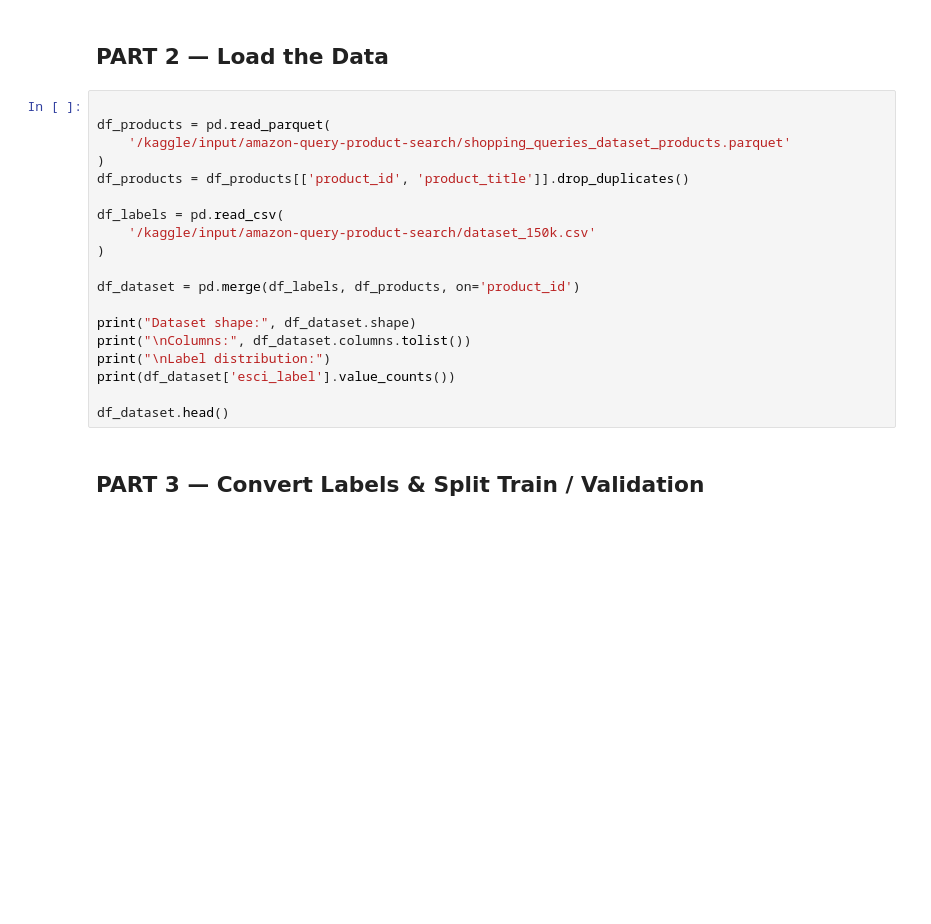
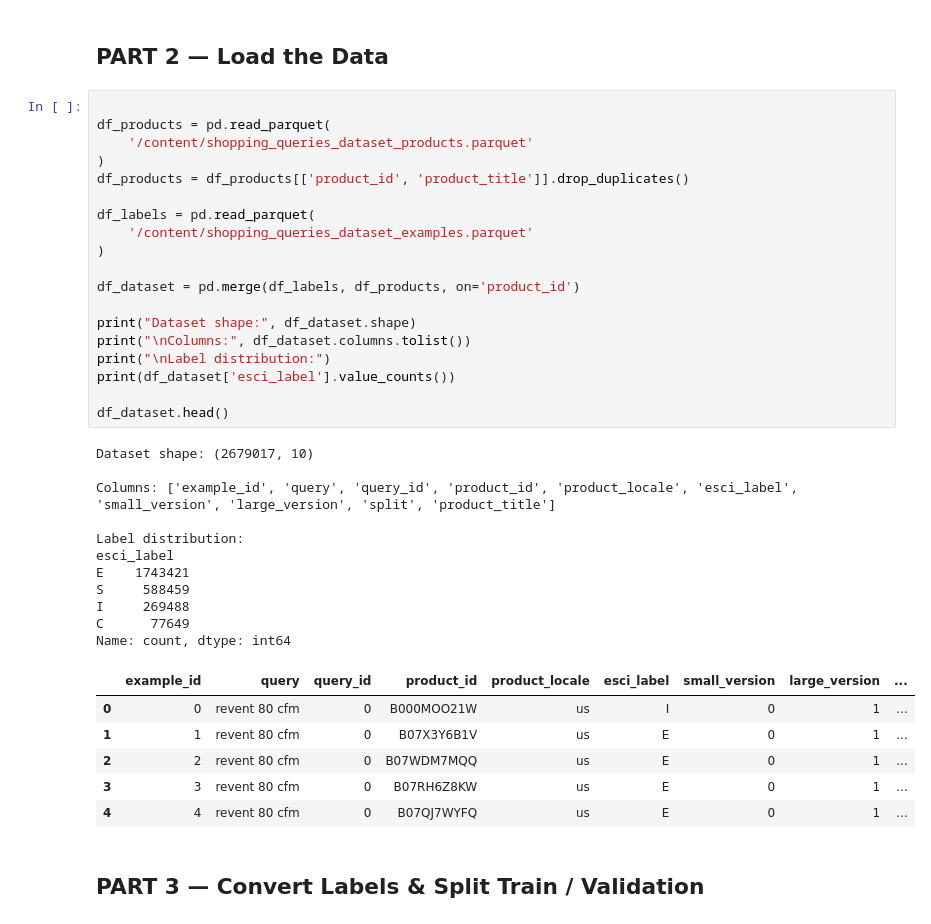
Before and after one commit to DSon24/Recommender-System-2, a Jupyter notebook: notebooks/two_tower_product_search.ipynb, the cells around one changed output. Saved outputs shown, nothing was run; the diff lists cells and outputs as text; blank space fills up the shorter version.

```diff
--- a/notebooks/two_tower_product_search.ipynb
+++ b/notebooks/two_tower_product_search.ipynb
@@ -67,22 +77,40 @@ print("All libraries loaded successfully!")
 # %%
 
 df_products = pd.read_parquet(
-    '/kaggle/input/amazon-query-product-search/shopping_queries_dataset_products.parquet'
+    '/content/shopping_queries_dataset_products.parquet'
 )
 df_products = df_products[['product_id', 'product_title']].drop_duplicates()
 
-df_labels = pd.read_csv(
-    '/kaggle/input/amazon-query-product-search/dataset_150k.csv'
+df_labels = pd.read_parquet(
+    '/content/shopping_queries_dataset_examples.parquet'
 )
 
 df_dataset = pd.merge(df_labels, df_products, on='product_id')
 
 print("Dataset shape:", df_dataset.shape)
 print("\nColumns:", df_dataset.columns.tolist())
 print("\nLabel distribution:")
 print(df_dataset['esci_label'].value_counts())
 
 df_dataset.head()
+# %% [output]
+Dataset shape: (2679017, 10)
+
+Columns: ['example_id', 'query', 'query_id', 'product_id', 'product_locale', 'esci_label', 'small_version', 'large_version', 'split', 'product_title']
+
+Label distribution:
+esci_label
+E    1743421
+S     588459
+I     269488
+C      77649
+Name: count, dtype: int64
+|  | example_id | query | query_id | product_id | product_locale | esci_label | small_version | large_version | ... |
+| 0 | 0 | revent 80 cfm | 0 | B000MOO21W | us | I | 0 | 1 | ... |
+| 1 | 1 | revent 80 cfm | 0 | B07X3Y6B1V | us | E | 0 | 1 | ... |
+| 2 | 2 | revent 80 cfm | 0 | B07WDM7MQQ | us | E | 0 | 1 | ... |
+| 3 | 3 | revent 80 cfm | 0 | B07RH6Z8KW | us | E | 0 | 1 | ... |
+| 4 | 4 | revent 80 cfm | 0 | B07QJ7WYFQ | us | E | 0 | 1 | ... |
 # %% [markdown]
 ## PART 3 — Convert Labels & Split Train / Validation
 # %%
```
Also changed, not shown: parts of 6 cells of this notebook.
